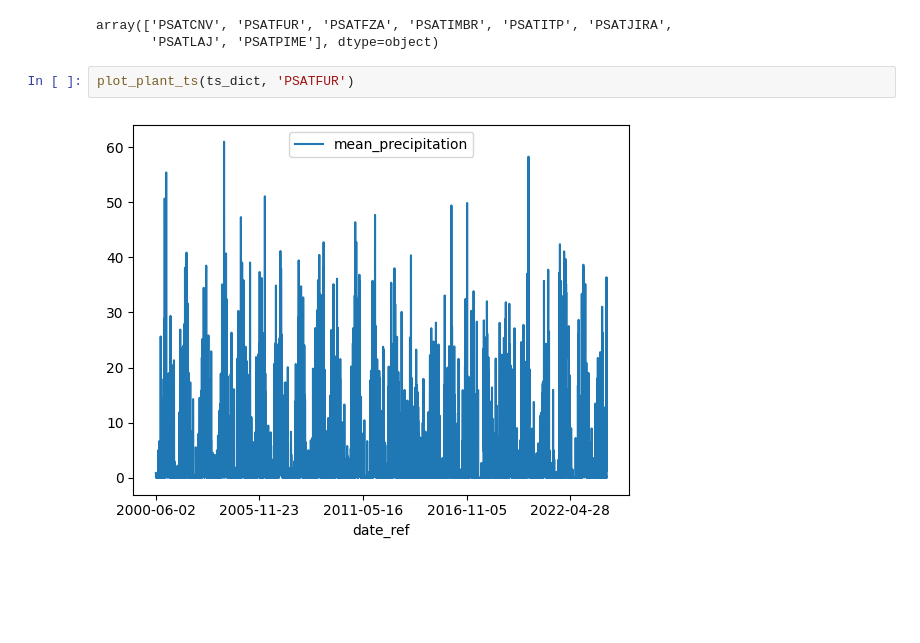
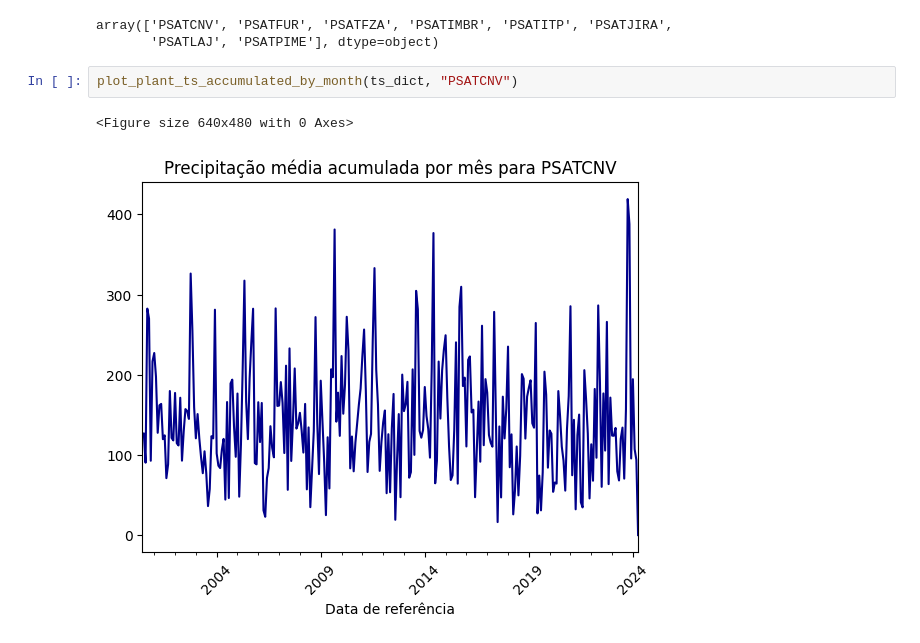
Before and after one commit to Samirnunes/desafio-casa-dos-ventos-ged-20, a Jupyter notebook: src/data_analysis.ipynb, the cells around one changed output. Drawn from its saved outputs; the diff is of its cells as text; blank space fills up the shorter version.

Commit message:
add month, year and mean graphs

```diff
--- a/src/data_analysis.ipynb
+++ b/src/data_analysis.ipynb
@@ -36,7 +36,8 @@ plants
 # %% [output]
 array(['PSATCNV', 'PSATFUR', 'PSATFZA', 'PSATIMBR', 'PSATITP', 'PSATJIRA',
        'PSATLAJ', 'PSATPIME'], dtype=object)
-# %%
-plot_plant_ts(ts_dict, 'PSATFUR')
-# %% [output]
-[figure, removed]
+# %%
+plot_plant_ts_accumulated_by_month(ts_dict, "PSATCNV")
+# %% [output]
+<Figure size 640x480 with 0 Axes>
+[figure, added]
```
Also changed, not shown: parts of 2 cells of this notebook, 1 other file.
